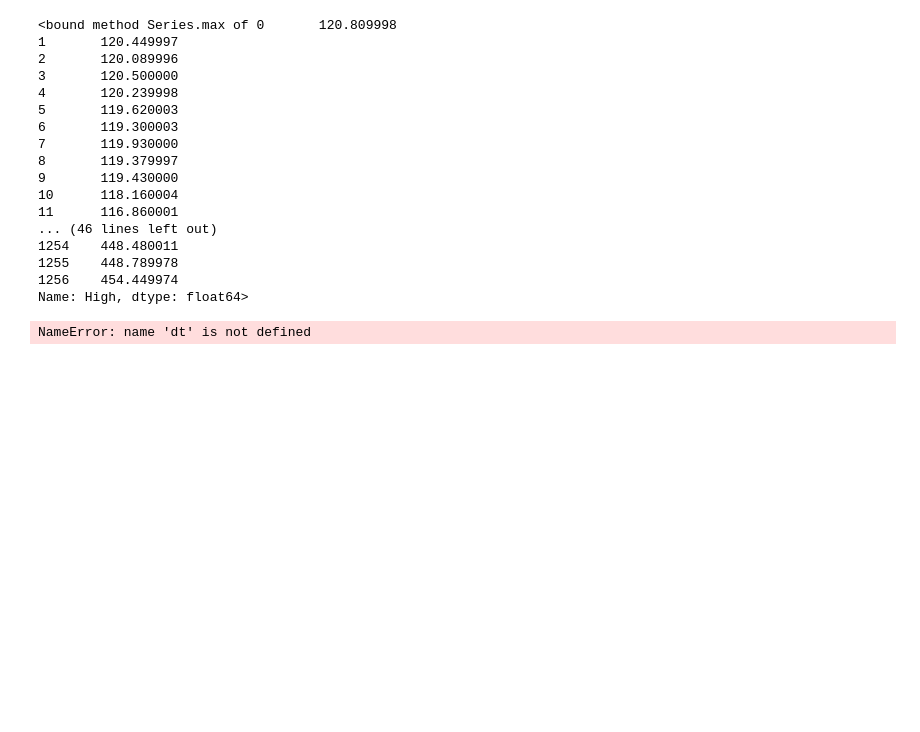
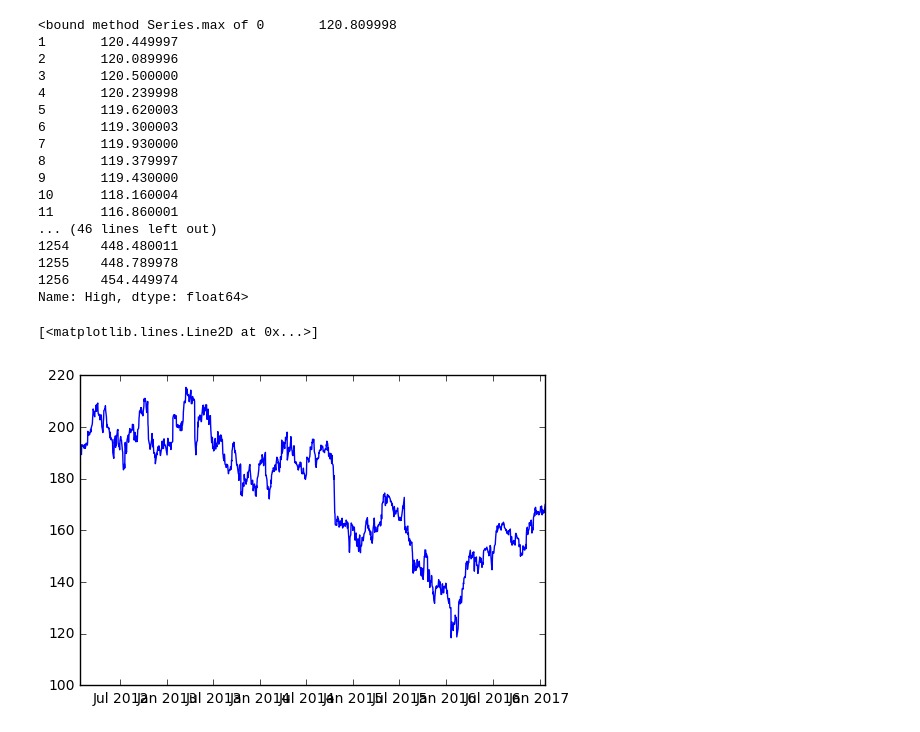
Before and after one commit to zhaiyinstar/Machine-learning-for-trading, a Jupyter notebook: Machine learning for trading.ipynb, the cells around one changed output. Cells and saved outputs as stored; diff of their text form; code cells hidden in the pictures; blank space fills up the shorter version.

```diff
--- a/Machine learning for trading.ipynb
+++ b/Machine learning for trading.ipynb
@@ -105,6 +106,10 @@ import datetime as dt
 # %%
-x=dt.datetime(df['Date'])
-y=df['Adj Close']
-plt.plot(x,y)
+%matplotlib inline
+#x=dt.datetime(df['Date'])
+#y=df['Adj Close']
+
+series=Series.from_csv('IBM.csv',header=0)
+plt.plot(series)
 # %% [output]
-NameError: name 'dt' is not defined
+[<matplotlib.lines.Line2D at 0x...>]
+[figure, added]
```
Also changed, not shown: parts of 3 cells of this notebook, 3 other files.
